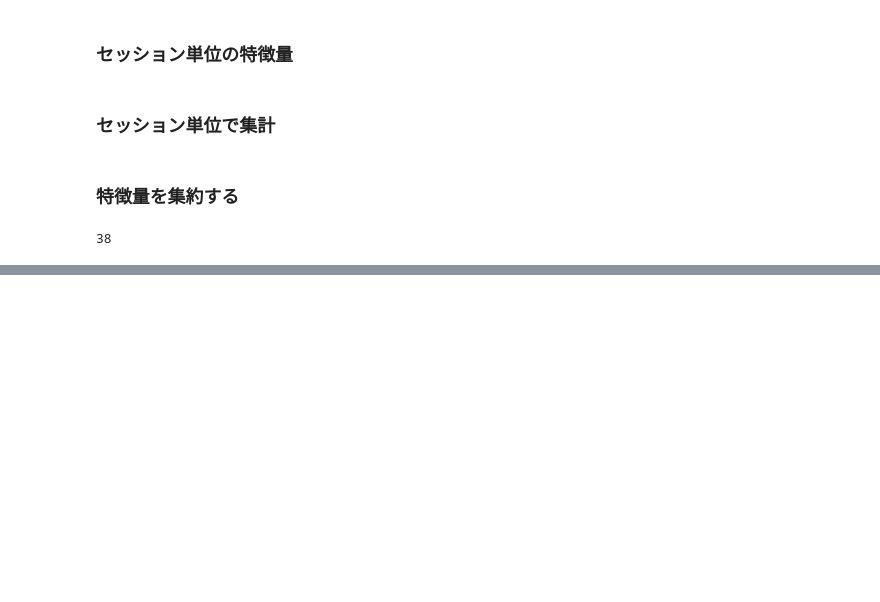
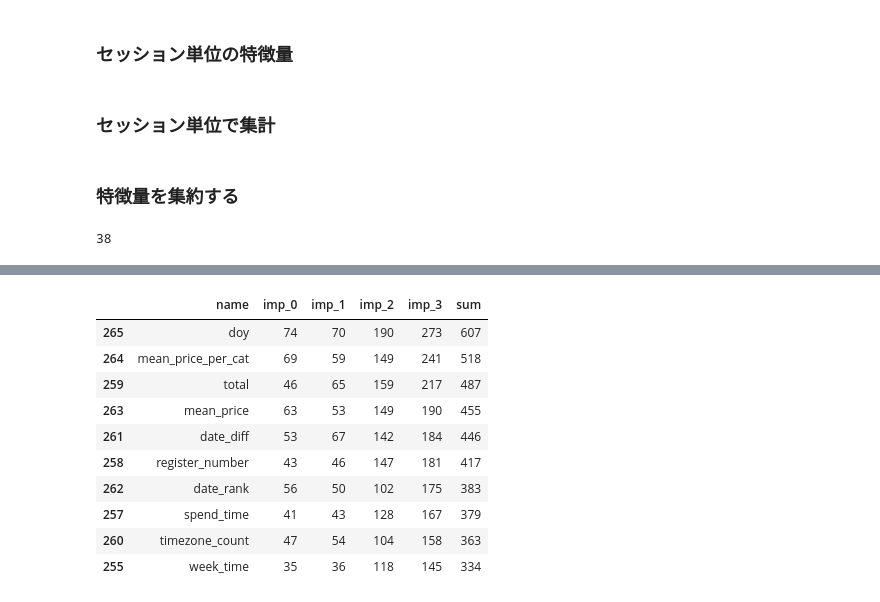
Before and after one commit to yumehara/atmacup9, a Jupyter notebook: notebooks/trial.ipynb, the cells around one changed output, grey strips where cells are left out. Drawn from its saved outputs; the diff is of its cells as text; code cells hidden in the pictures; blank space fills up the shorter version.

```diff
--- a/notebooks/trial.ipynb
+++ b/notebooks/trial.ipynb
@@ -826,0 +866,14 @@ submission.drop(columns='session_id').to_csv('../outputs/submission.csv', index=
+# %%
+feature_importance(models[1]).head(10)
+# %% [output]
+|  | name | imp_0 | imp_1 | imp_2 | imp_3 | sum |
+| 265 | doy | 74 | 70 | 190 | 273 | 607 |
+| 264 | mean_price_per_cat | 69 | 59 | 149 | 241 | 518 |
+| 259 | total | 46 | 65 | 159 | 217 | 487 |
+| 263 | mean_price | 63 | 53 | 149 | 190 | 455 |
+| 261 | date_diff | 53 | 67 | 142 | 184 | 446 |
+| 258 | register_number | 43 | 46 | 147 | 181 | 417 |
+| 262 | date_rank | 56 | 50 | 102 | 175 | 383 |
+| 257 | spend_time | 41 | 43 | 128 | 167 | 379 |
+| 260 | timezone_count | 47 | 54 | 104 | 158 | 363 |
+| 255 | week_time | 35 | 36 | 118 | 145 | 334 |
```
Also changed, not shown: parts of 26 cells of this notebook.
